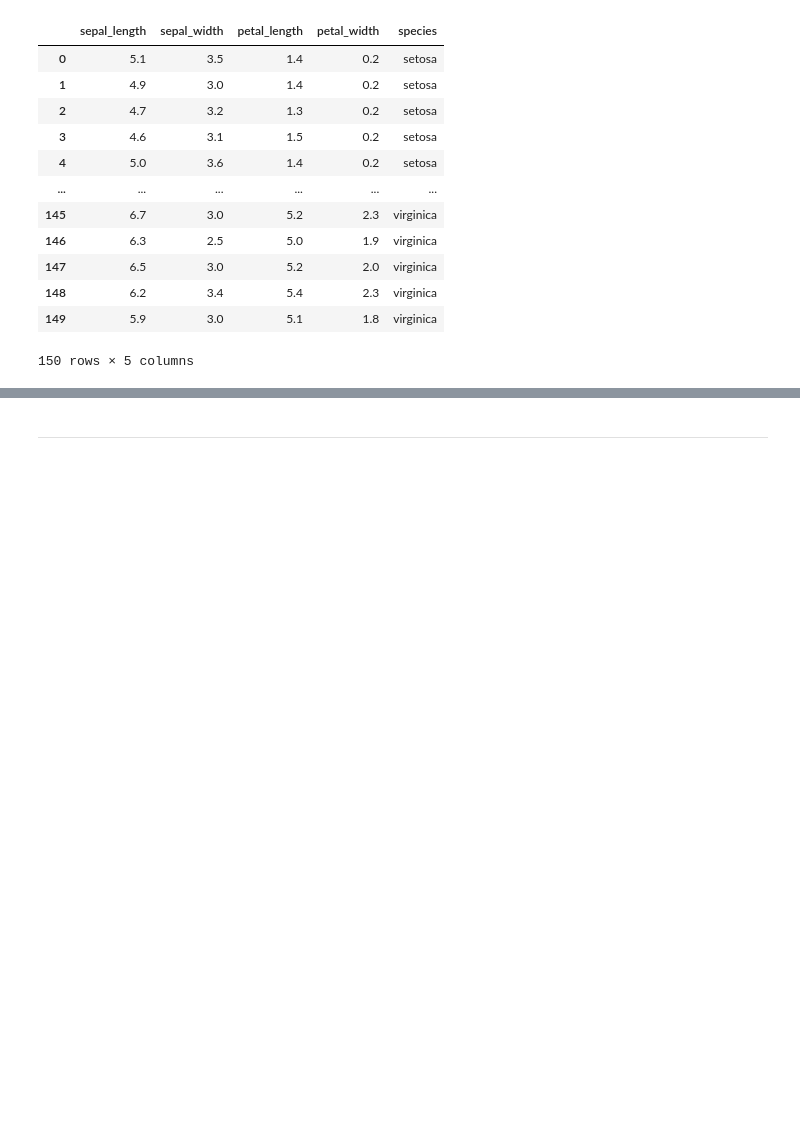
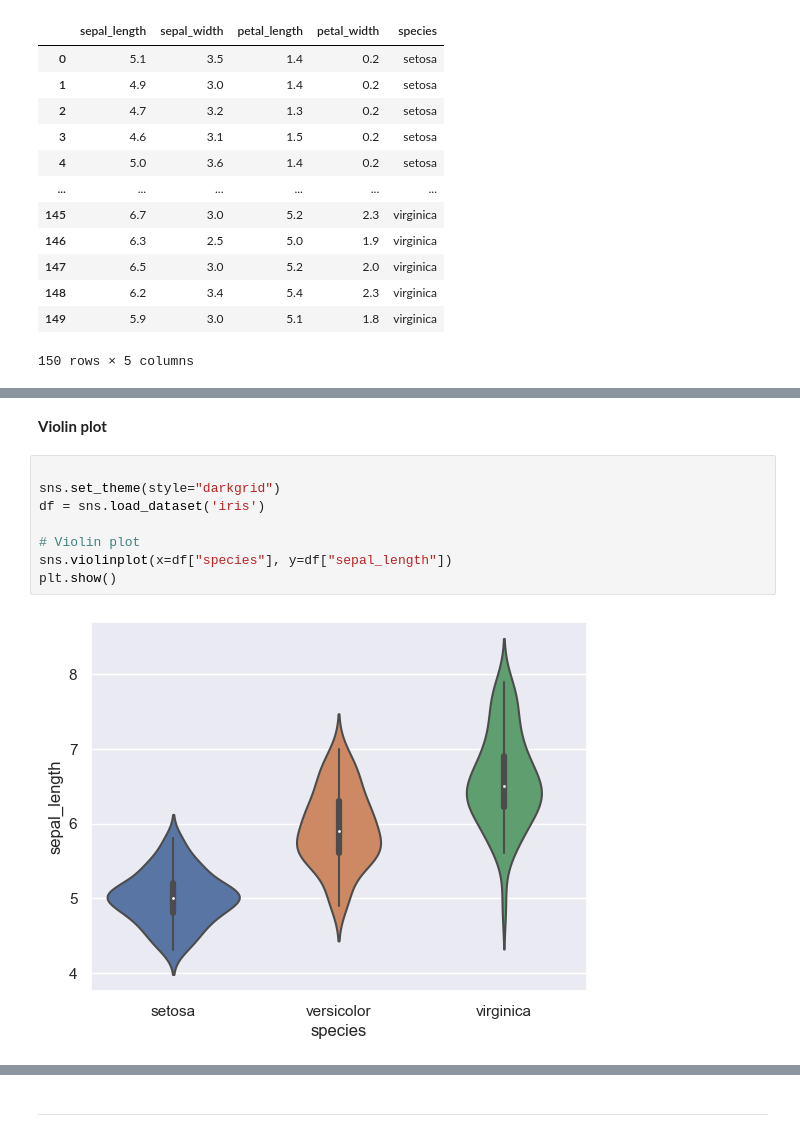
Before and after one commit to nataliia-dragunova/pands-project, a Jupyter notebook: iris.ipynb, the cells around one changed output, grey strips where cells are left out. Cells and saved outputs as stored; diff of their text form; blank space fills up the shorter version.

```diff
--- a/iris.ipynb
+++ b/iris.ipynb
@@ -151,0 +111,12 @@ plt.show()
+# %% [markdown]
+**Violin plot**
+# %%
+
+sns.set_theme(style="darkgrid")
+df = sns.load_dataset('iris')
+
+# Violin plot
+sns.violinplot(x=df["species"], y=df["sepal_length"])
+plt.show()
+# %% [output]
+[figure, added]
```
Also changed, not shown: parts of 20 cells of this notebook, 10 other files.
